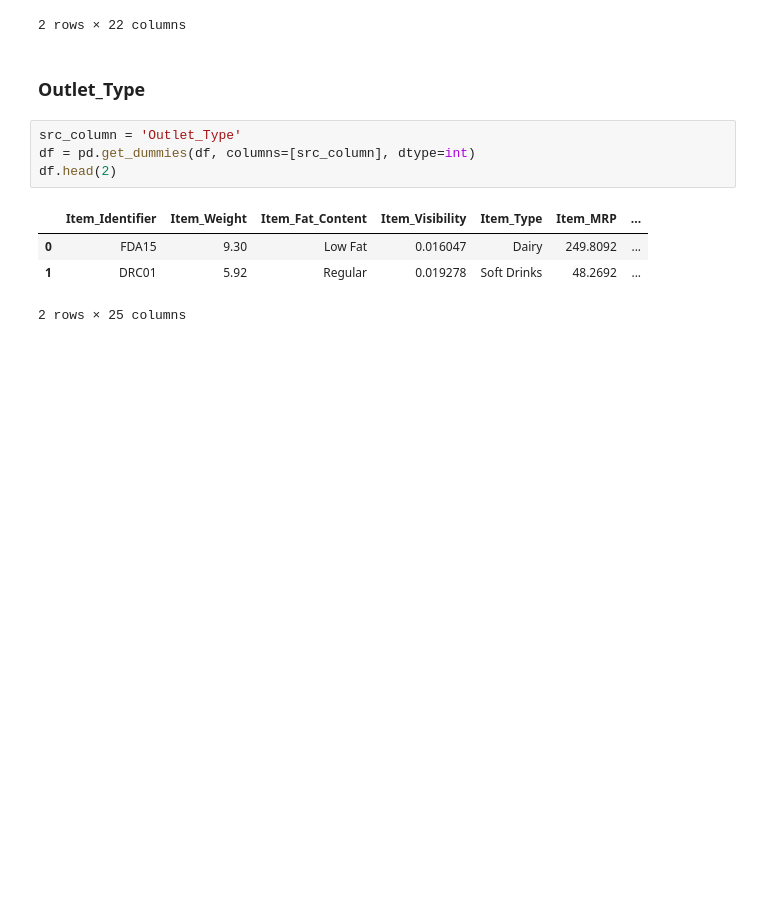
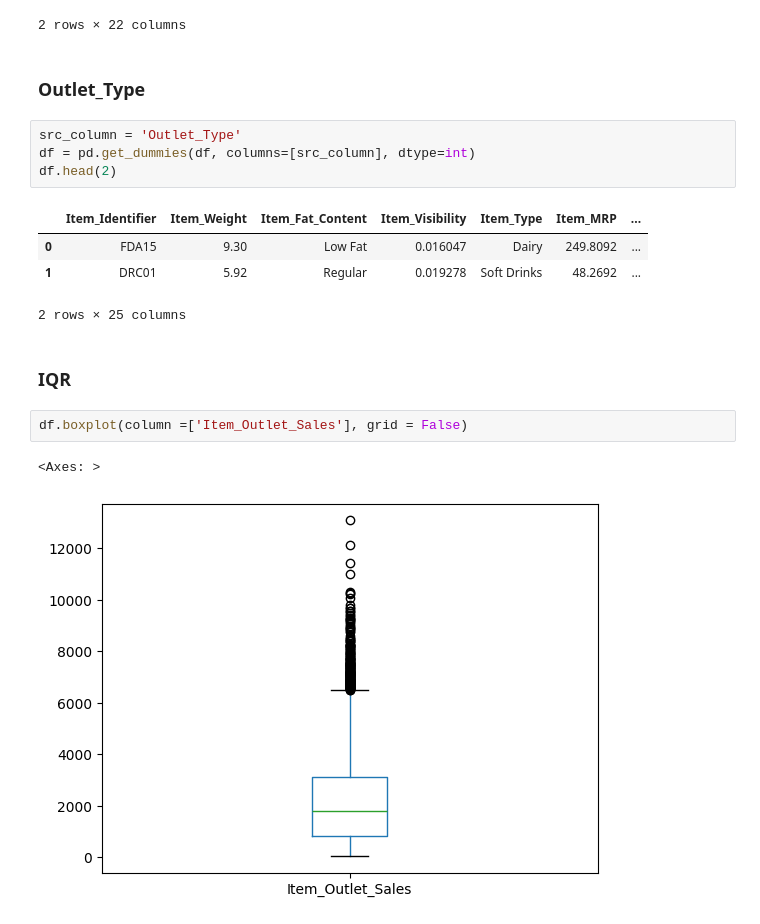
Before and after one commit to AshleyAlexJacob/Big-Mart-Sales-Prediction, a Jupyter notebook: notebooks/feature_engineering.ipynb, the cells around one changed output. Cells and saved outputs as stored; diff of their text form; blank space fills up the shorter version.

```diff
--- a/notebooks/feature_engineering.ipynb
+++ b/notebooks/feature_engineering.ipynb
@@ -120,3 +120,10 @@ df.head(2)
 | 0 | FDA15 | 9.30 | Low Fat | 0.016047 | Dairy | 249.8092 | ... |
 | 1 | DRC01 | 5.92 | Regular | 0.019278 | Soft Drinks | 48.2692 | ... |
 2 rows × 25 columns
+# %% [markdown]
+### IQR
+# %%
+df.boxplot(column =['Item_Outlet_Sales'], grid = False)
+# %% [output]
+<Axes: >
+[figure, added]
```
Also changed, not shown: parts of 6 cells of this notebook.
